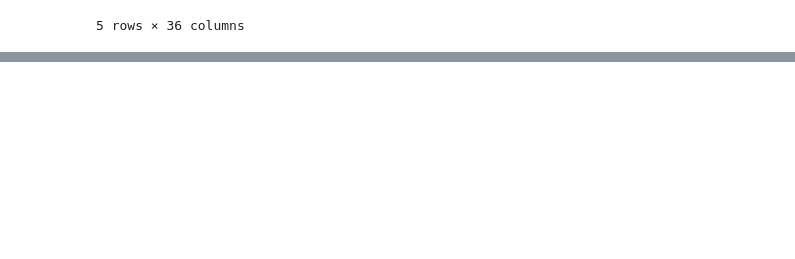
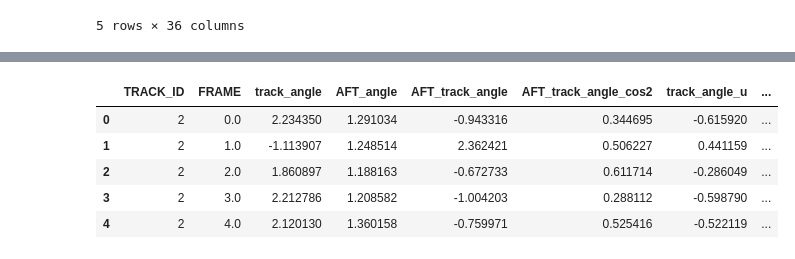
Before and after one commit to CellMigrationLab/AFT_tracks, a Jupyter notebook: 20250304_AFT_tracks.ipynb, the cells around one changed output, grey strips where cells are left out. Saved outputs shown, nothing was run; the diff lists cells and outputs as text; code cells hidden in the pictures; blank space fills up the shorter version.

```diff
--- a/20250304_AFT_tracks.ipynb
+++ b/20250304_AFT_tracks.ipynb
@@ -19,5 +20,5 @@ input_folder = "/Users/k1801626/OneDrive - King's College London/data/JP/AFT_tra
 # %%
-spots_list = glob.glob(input_folder+'*Spots.csv')
+spots_list = glob.glob(csv_folder+'*Spots.csv')
 
 print(*spots_list, sep="\n")
 # %% [output]
@@ -185,0 +380,9 @@ df_out_merge = pd.merge(df_track, df_out, on='FRAME', how='outer')
+# %%
+df_track_out.head()
+# %% [output]
+|  | TRACK_ID | FRAME | track_angle | AFT_angle | AFT_track_angle | AFT_track_angle_cos2 | track_angle_u | ... |
+| 0 | 2 | 0.0 | 2.234350 | 1.291034 | -0.943316 | 0.344695 | -0.615920 | ... |
+| 1 | 2 | 1.0 | -1.113907 | 1.248514 | 2.362421 | 0.506227 | 0.441159 | ... |
+| 2 | 2 | 2.0 | 1.860897 | 1.188163 | -0.672733 | 0.611714 | -0.286049 | ... |
+| 3 | 2 | 3.0 | 2.212786 | 1.208582 | -1.004203 | 0.288112 | -0.598790 | ... |
+| 4 | 2 | 4.0 | 2.120130 | 1.360158 | -0.759971 | 0.525416 | -0.522119 | ... |
```
Also changed, not shown: parts of 27 cells of this notebook.
